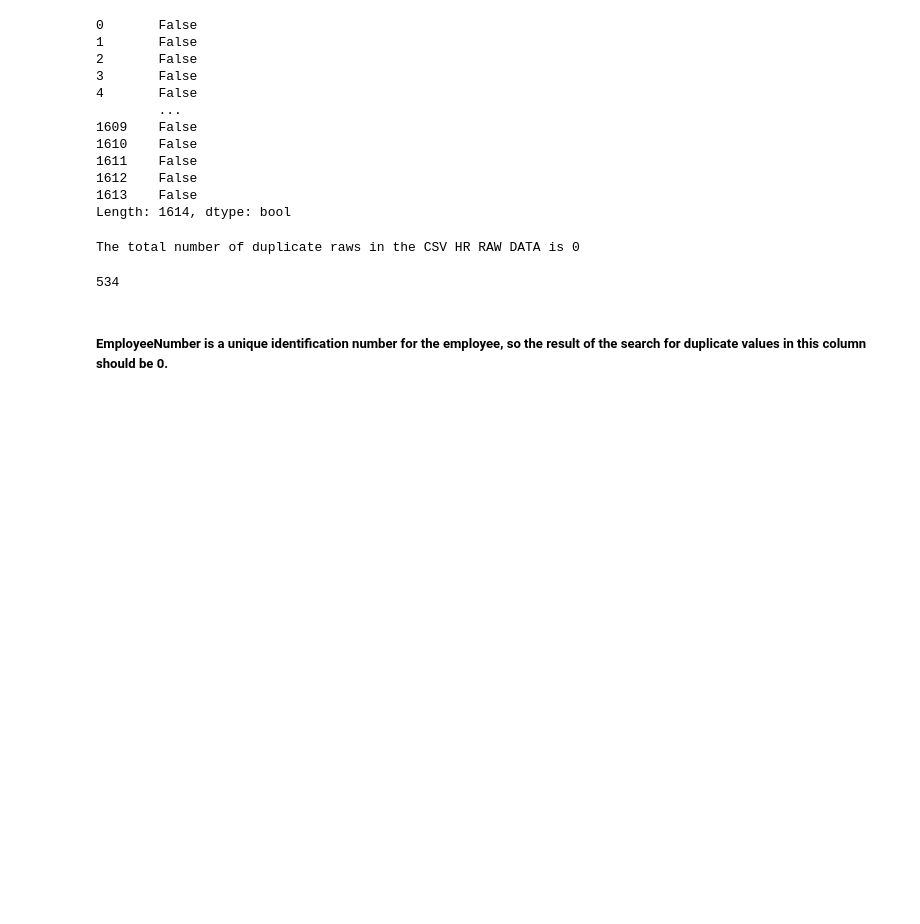
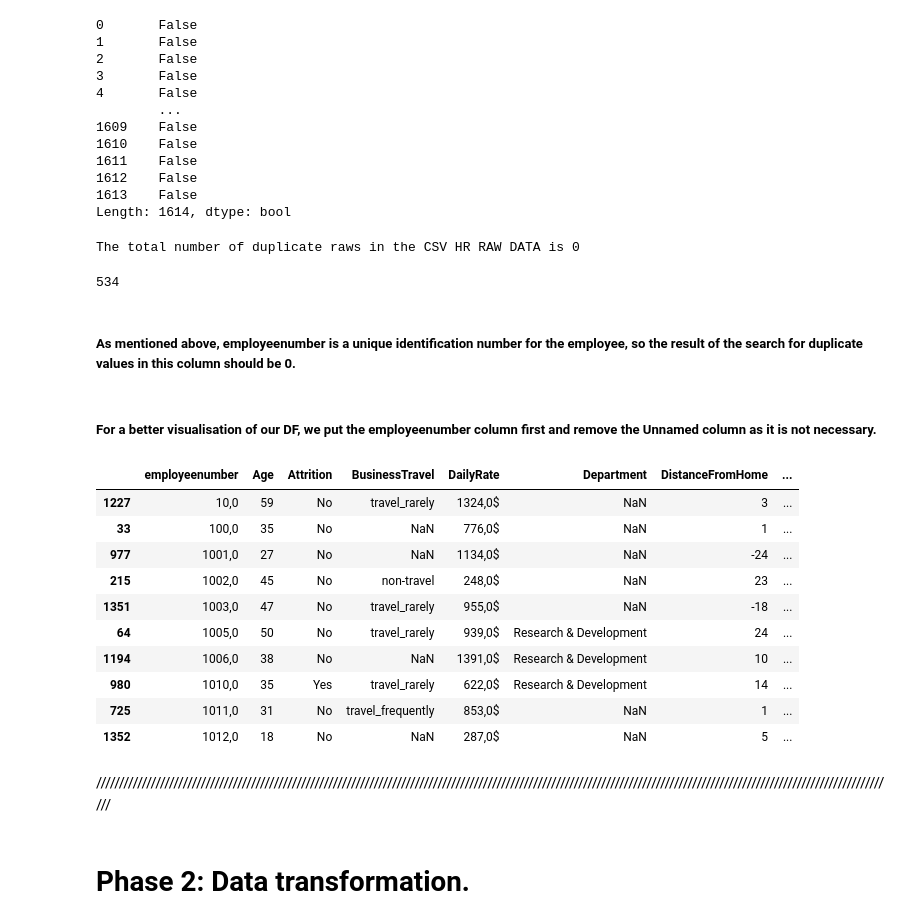
Before and after one commit to Adalab/proyecto-da-promo-b-modulo-3-team-1, a Jupyter notebook: EDA.ipynb, the cells around one changed output. Cells and saved outputs as stored; diff of their text form; code cells hidden in the pictures; blank space fills up the shorter version.

Commit message:
EDA review and correction

```diff
--- a/EDA.ipynb
+++ b/EDA.ipynb
@@ -269,4 +279,35 @@ df_employees.duplicated(subset = "employeenumber").sum()
 # %% [output]
 534
 # %% [markdown]
-##### EmployeeNumber is a unique identification number for the employee, so the result of the search for duplicate values in this column should be 0.
+##### As mentioned above, employeenumber is a unique identification number for the employee, so the result of the search for duplicate values in this column should be 0.
+# %% [markdown]
+##### For a better visualisation of our DF, we put the employeenumber column first and remove the Unnamed column as it is not necessary.
+# %%
+# Extract the column we want to move
+columna = df_employees.pop('employeenumber')
+
+# Insert in the first position
+df_employees.insert(0, 'employeenumber', columna)
+
+# Remove the Unnamed column. We mark 'inplace=True' because we don´t want a new DF.
+df_employees.drop('Unnamed: 0', axis=1, inplace=True)
+# %%
+# We sort the rows of your DataFrame according to the column EmployeeNumber in ascending order for a more thorough review
+df_employees = df_employees.sort_values(by='employeenumber', ascending=True)
+df_employees.head(10)
+# %% [output]
+|  | employeenumber | Age | Attrition | BusinessTravel | DailyRate | Department | DistanceFromHome | ... |
+| 1227 | 10,0 | 59 | No | travel_rarely | 1324,0$ | NaN | 3 | ... |
+| 33 | 100,0 | 35 | No | NaN | 776,0$ | NaN | 1 | ... |
+| 977 | 1001,0 | 27 | No | NaN | 1134,0$ | NaN | -24 | ... |
+| 215 | 1002,0 | 45 | No | non-travel | 248,0$ | NaN | 23 | ... |
+| 1351 | 1003,0 | 47 | No | travel_rarely | 955,0$ | NaN | -18 | ... |
+| 64 | 1005,0 | 50 | No | travel_rarely | 939,0$ | Research & Development | 24 | ... |
+| 1194 | 1006,0 | 38 | No | NaN | 1391,0$ | Research & Development | 10 | ... |
+| 980 | 1010,0 | 35 | Yes | travel_rarely | 622,0$ | Research & Development | 14 | ... |
+| 725 | 1011,0 | 31 | No | travel_frequently | 853,0$ | NaN | 1 | ... |
+| 1352 | 1012,0 | 18 | No | NaN | 287,0$ | NaN | 5 | ... |
+# %% [markdown]
+////////////////////////////////////////////////////////////////////////////////////////////////////////////////////////////////////////////////////////////////////////////////
+# %% [markdown]
+# Phase 2: Data transformation.
```
Also changed, not shown: parts of 2 cells of this notebook.
